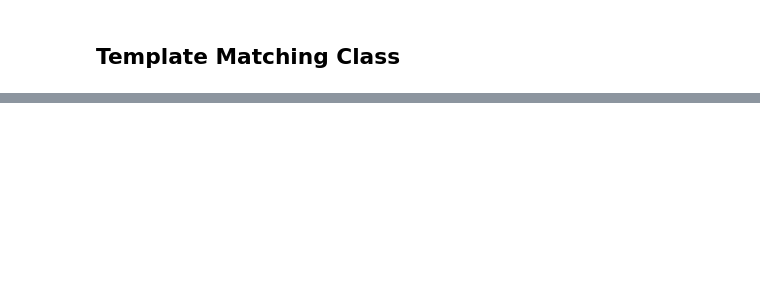
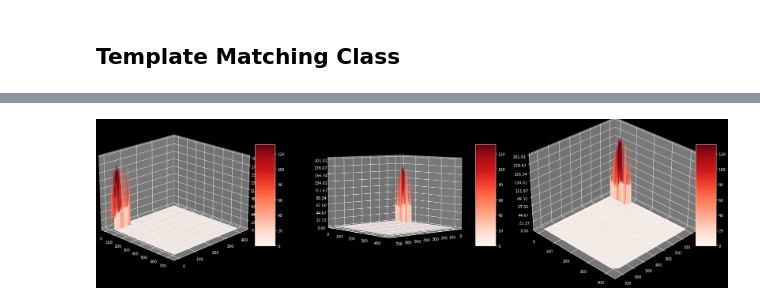
Before and after one commit to hjcostabr76/ml, a Jupyter notebook: cv/template-matching/nb_template_matching_plates.ipynb, the cells around one changed output, grey strips where cells are left out. Saved outputs shown, nothing was run; the diff lists cells and outputs as text; code cells hidden in the pictures; blank space fills up the shorter version.

Commit message:
feat(cv): imlement template matching with minkowski

```diff
--- a/cv/template-matching/nb_template_matching_plates.ipynb
+++ b/cv/template-matching/nb_template_matching_plates.ipynb
@@ -119,10 +104,11 @@ class TemplateMatching():
             TODO: 2021-10-27 - ADD Description
         '''
 
+
         self.__correlation = cv2.matchTemplate(self.__img, self.__template, cv2.TM_CCOEFF_NORMED)
         return self
 
-    def getCorrelation(self) -> np.array:
+    def getCovarMatrix(self) -> np.array:
         '''
             TODO: 2021-10-27 - ADD Description
         '''
@@ -150,0 +209,61 @@ foo.ndim
+# %%
+# Read images
+img_rgb = cv2.imread(PATH_FILE_PLATES)
+template = cv2.imread(PATH_FILE_PLATE_1)
+
+# Do the matching
+img_gray = cv2.cvtColor(img_rgb, cv2.COLOR_BGR2GRAY)
+template_gray = cv2.cvtColor(template, cv2.COLOR_BGR2GRAY)
+
+template_gray.shape
+covarMatrix = cv2.matchTemplate(img_gray, template_gray, cv2.TM_CCOEFF_NORMED)
+covarMatrix.shape
+
+imgWidth, imgHeight = img_gray.shape
+templateWidth, templateHeight = template_gray.shape
+fuckingMatrix = np.zeros( (imgWidth, imgHeight) )
+
+mikowskiPower = 6
+caray = 50
+for imgX in range(0, imgWidth - templateWidth):
+
+    if imgX > caray:
+        break
+
+    for templateX in range(0, templateWidth):
+        x = imgX + templateX
+
+        if templateX > caray:
+            break
+
+        for imgY in range(0, imgHeight - templateHeight):
+
+            if imgY > caray:
+                break
+
+            for templateY in range(0, templateHeight):
+                y = imgY + templateY
+
+                if y > caray:
+                    break
+
+                imgVec = [x, y, img_gray[x, y]]
+                templateVec = [templateX, templateY, template_gray[templateX, templateY]]
+                fuckingMatrix[x, y] = distance.minkowski(imgVec, templateVec, p=mikowskiPower)
+
+
+# fuckingMatrix.shape
+
+# Build grid
+meshX = np.arange(0, fuckingMatrix.shape[1], 1)
+meshY = np.arange(0, fuckingMatrix.shape[0], 1)
+
+# Plot surfaces
+plot3dSurfacesGrid(
+    surfaces=[(meshX, meshY, fuckingMatrix)],
+    gridRows = 1, gridCols = 3,
+    colHeight = 10, colWidth = 10,
+    positions=[(-45, 20, 9), (50, 5, 10), (45, 30, 8)]
+)
+# %% [output]
+[figure, added]
```
Also changed, not shown: parts of 8 cells of this notebook.
